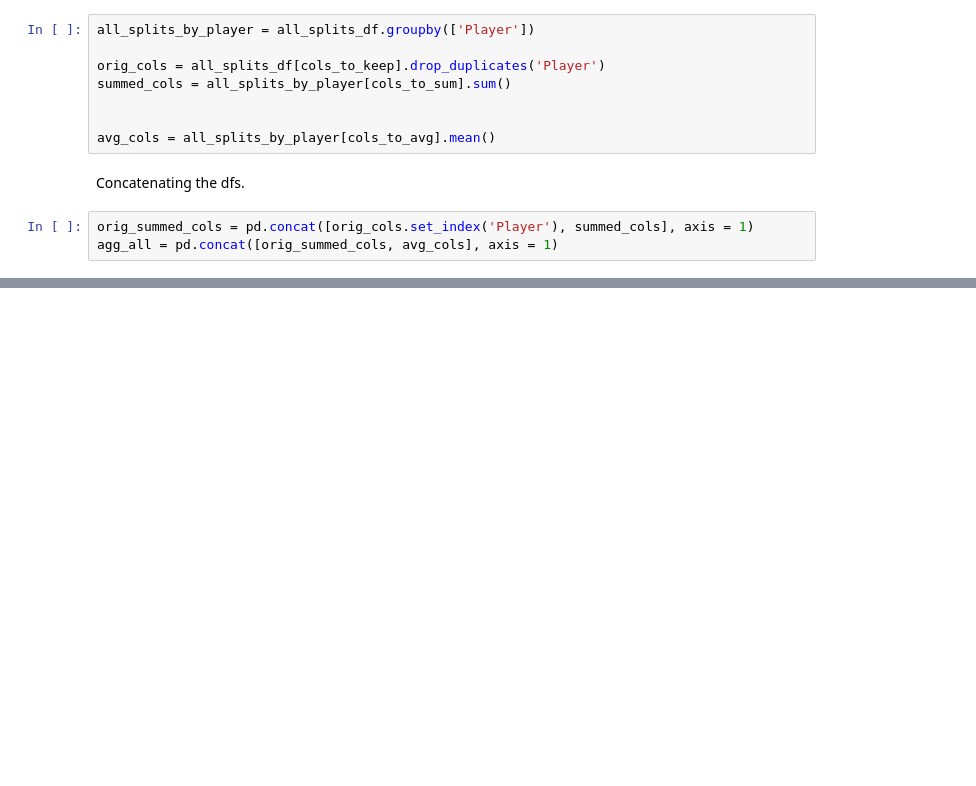
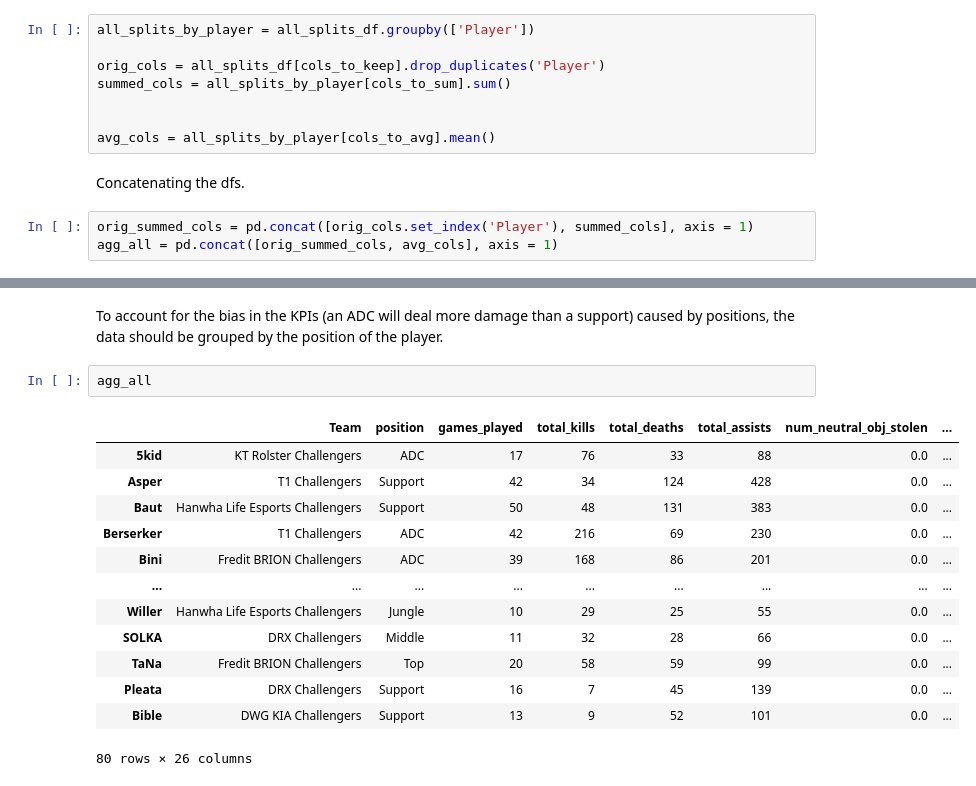
Before and after one commit to SFauth/LCK_CL_2021_Talent_Identification_Uni_Project, a Jupyter notebook: code.ipynb, the cells around one changed output, grey strips where cells are left out. Saved outputs shown, nothing was run; the diff lists cells and outputs as text; blank space fills up the shorter version.

```diff
--- a/code.ipynb
+++ b/code.ipynb
@@ -149,0 +255,18 @@ agg_all = pd.concat([orig_summed_cols, avg_cols], axis = 1)
+# %% [markdown]
+To account for the bias in the KPIs (an ADC will deal more damage than a support) caused by positions, the data should be grouped by the position of the player.
+# %%
+agg_all
+# %% [output]
+|  | Team | position | games_played | total_kills | total_deaths | total_assists | num_neutral_obj_stolen | ... |
+| 5kid | KT Rolster Challengers | ADC | 17 | 76 | 33 | 88 | 0.0 | ... |
+| Asper | T1 Challengers | Support | 42 | 34 | 124 | 428 | 0.0 | ... |
+| Baut | Hanwha Life Esports Challengers | Support | 50 | 48 | 131 | 383 | 0.0 | ... |
+| Berserker | T1 Challengers | ADC | 42 | 216 | 69 | 230 | 0.0 | ... |
+| Bini | Fredit BRION Challengers | ADC | 39 | 168 | 86 | 201 | 0.0 | ... |
+| ... | ... | ... | ... | ... | ... | ... | ... | ... |
+| Willer | Hanwha Life Esports Challengers | Jungle | 10 | 29 | 25 | 55 | 0.0 | ... |
+| SOLKA | DRX Challengers | Middle | 11 | 32 | 28 | 66 | 0.0 | ... |
+| TaNa | Fredit BRION Challengers | Top | 20 | 58 | 59 | 99 | 0.0 | ... |
+| Pleata | DRX Challengers | Support | 16 | 7 | 45 | 139 | 0.0 | ... |
+| Bible | DWG KIA Challengers | Support | 13 | 9 | 52 | 101 | 0.0 | ... |
+80 rows × 26 columns
```
Also changed, not shown: parts of 21 cells of this notebook.
